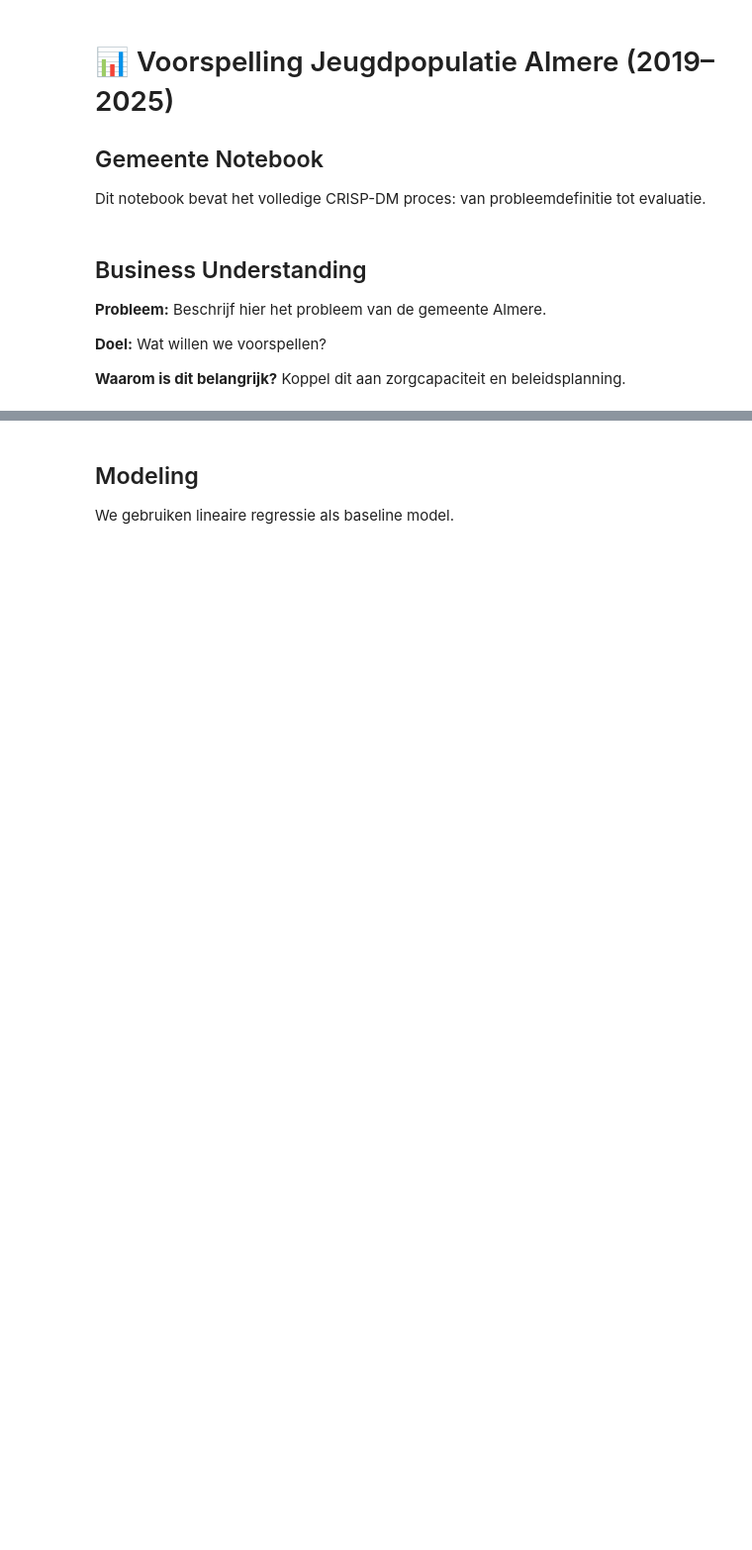
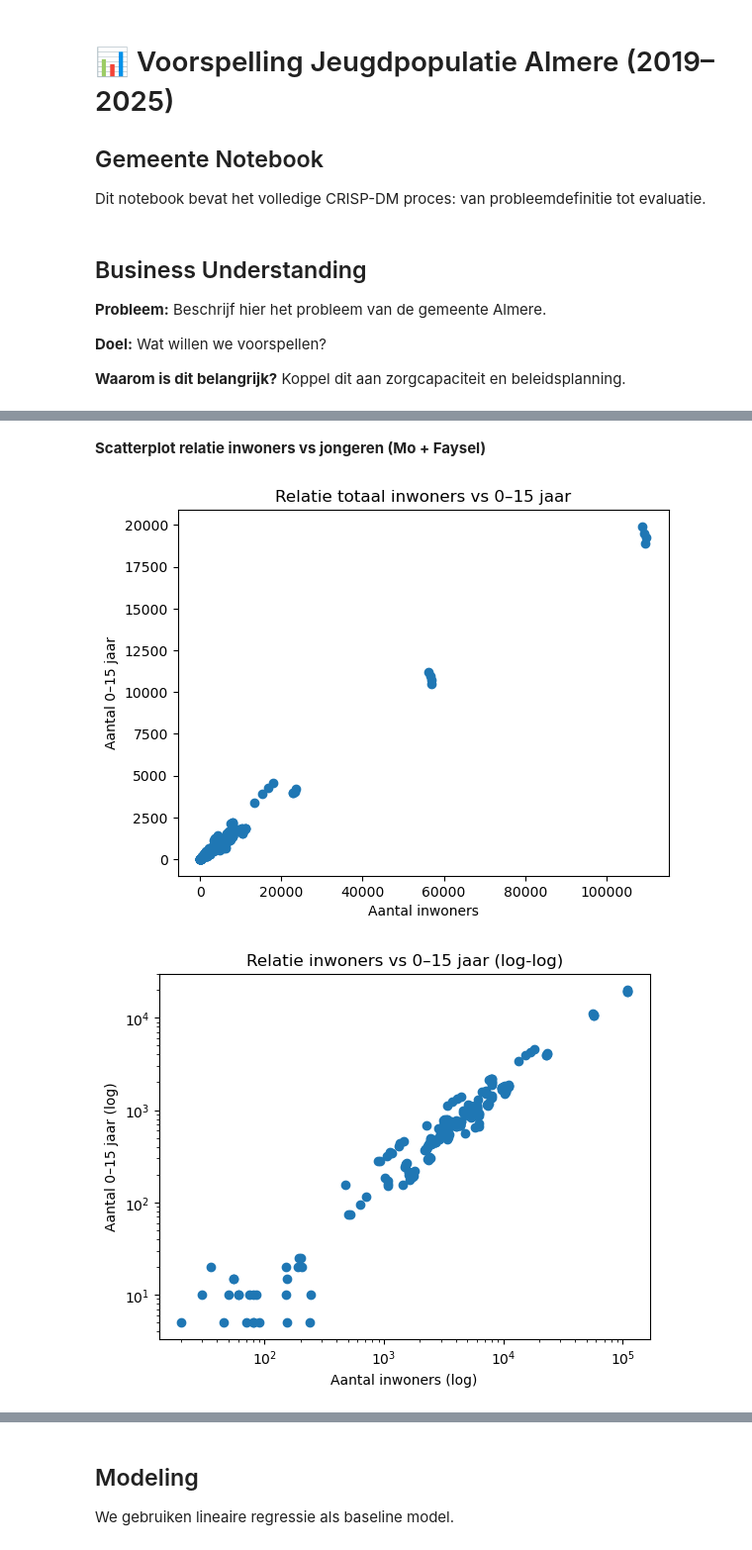
Before and after one commit to Ismael-991/almere-jeugd-voorspelling, a Jupyter notebook: notebooks/final/Gezamenlijke_notebook.ipynb, the cells around one changed output, grey strips where cells are left out. Shown at 99% size. Saved outputs shown, nothing was run; the diff lists cells and outputs as text; code cells hidden in the pictures; blank space fills up the shorter version.

Commit message:
fase 1 en 2 gezamenlijke notebook klaar(graag na checken)

```diff
--- a/notebooks/final/Gezamenlijke_notebook.ipynb
+++ b/notebooks/final/Gezamenlijke_notebook.ipynb
@@ -18,0 +271,4 @@ Koppel dit aan zorgcapaciteit en beleidsplanning.
+# %%
+df = pd.read_csv("../../data/processed_Gezamenlijke/df_fase1_ready_for_analysis.csv")
+print("Shape:", df.shape)
+df.head()
@@ -18,0 +285,7 @@ Koppel dit aan zorgcapaciteit en beleidsplanning.
+# %%
+df["Peildatum"] = pd.to_datetime(df["Peildatum"], errors="coerce")
+df["Jaar"] = df["Peildatum"].dt.year
+
+df = df.sort_values(["Wijk", "Jaar"]).reset_index(drop=True)
+
+df[["Wijk","Jaar"]].head()
@@ -18,0 +299,20 @@ Koppel dit aan zorgcapaciteit en beleidsplanning.
+# %% [markdown]
+**Scatterplot relatie inwoners vs jongeren (Mo + Faysel)**
+# %%
+plt.scatter(df["AantalInwoners"], df["Aantal_0_15"])
+plt.xlabel("Aantal inwoners")
+plt.ylabel("Aantal 0–15 jaar")
+plt.title("Relatie totaal inwoners vs 0–15 jaar")
+plt.show()
+
+
+plt.scatter(df["AantalInwoners"], df["Aantal_0_15"])
+plt.xscale("log")
+plt.yscale("log")
+plt.xlabel("Aantal inwoners (log)")
+plt.ylabel("Aantal 0–15 jaar (log)")
+plt.title("Relatie inwoners vs 0–15 jaar (log-log)")
+plt.show()
+# %% [output]
+[figure, added]
+[figure, added]
```
Also changed, not shown: parts of 36 cells of this notebook, 2 other files.
